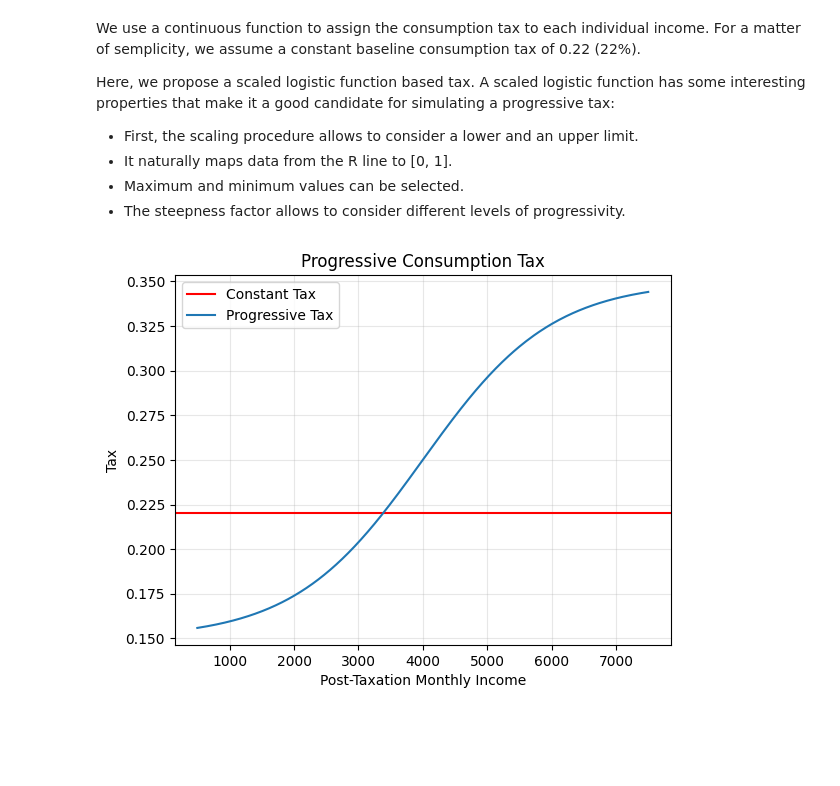
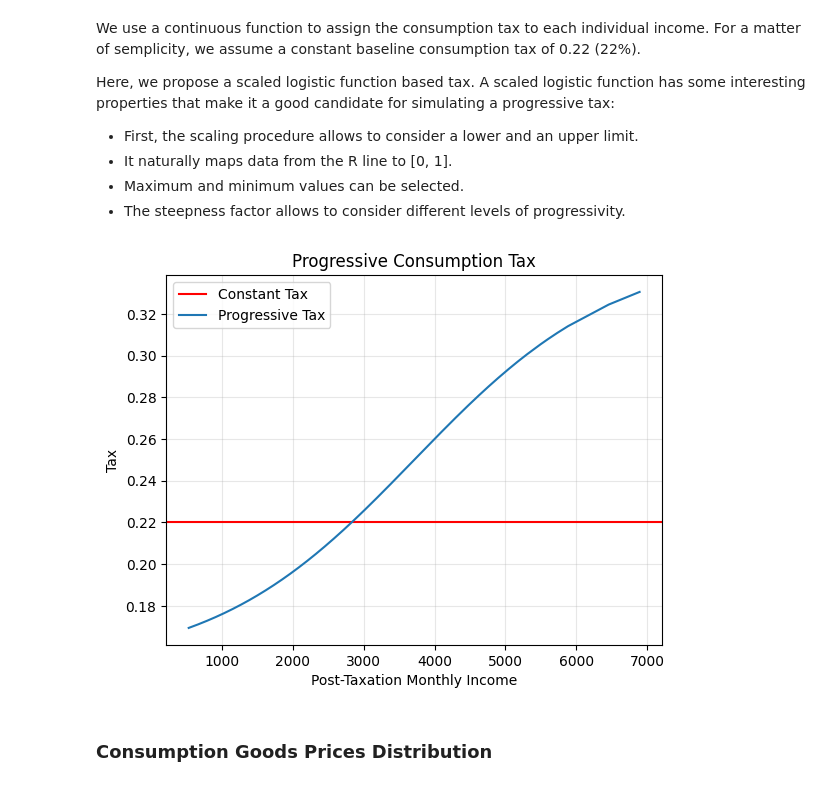
Before and after one commit to Tobia905/cptsim, a Jupyter notebook: notebooks/experiments.ipynb, the cells around one changed output. Cells and saved outputs as stored; diff of their text form; code cells hidden in the pictures; blank space fills up the shorter version.

Commit message:
added data for the consumption goods' prices and simulation logics

```diff
--- a/notebooks/experiments.ipynb
+++ b/notebooks/experiments.ipynb
@@ -106,0 +31,35 @@ The smoothness of the distribution is proportional to the number of income class
+# %%
+def simulate_income_left_skewed(
+    n: int = 1000,
+    min_income: int | float = 500,
+    max_income: int | float = 7500,
+    median: int | float = 1850
+) -> np.ndarray:
+    """
+    Simulates a left-skewed distribution for post-taxation monthly income
+    with narrower density and less spread.
+
+    Parameters:
+        n (int): Number of samples to generate.
+        min_income (float): Minimum income value.
+        max_income (float): Maximum income value.
+        median (float): Target median income value.
+
+    Returns:
+        np.ndarray: Array of simulated incomes.
+    """
+    # Parameters for the Gamma distribution
+    shape = 3  # Controls skewness (lower -> more skewed)
+    scale = (median - min_income) / shape  # Adjust scale based on the median
+    loc = min_income  # Minimum income corresponds to the location parameter
+
+    # Generate raw Gamma-distributed values
+    raw_data = gamma.rvs(shape, loc=loc, scale=scale, size=n)
+
+    # Clip to the desired range to ensure values stay within bounds
+    clipped_data = np.clip(raw_data, min_income, max_income)
+
+    return clipped_data
+
+# Generate and visualize simulated incomes
+income_samples = simulate_income_left_skewed(n=10000)
@@ -120,16 +117,18 @@ def scaled_sigmoid(x, a, b, x_min, x_max, k=0.001):
     return a + (b - a) / (1 + np.exp(-k * (x - x_mid)))
 
 
-a, b, k = 0.15, 0.35, 0.001
-cons_tax = scaled_sigmoid(sorted(inc_samples), a, b, min(inc_samples), max(inc_samples), k=k)
+a, b, k = 0.15, 0.35, 0.0007
+cons_tax = scaled_sigmoid(sorted(income_samples), a, b, min(income_samples), max(income_samples), k=k)
 # %%
 plt.axhline(.22, color="r", label="Constant Tax")
-plt.plot(sorted(inc_samples), cons_tax, label="Progressive Tax")
+plt.plot(sorted(income_samples), cons_tax, label="Progressive Tax")
 plt.title("Progressive Consumption Tax")
 plt.xlabel("Post-Taxation Monthly Income")
 plt.ylabel("Tax")
 plt.legend()
 plt.grid(alpha=.3)
 plt.show()
 # %% [output]
-[figure, old version]
+[figure, new version]
+# %% [markdown]
+### Consumption Goods Prices Distribution ###
```
Also changed, not shown: parts of 13 cells of this notebook, 2 other files.
